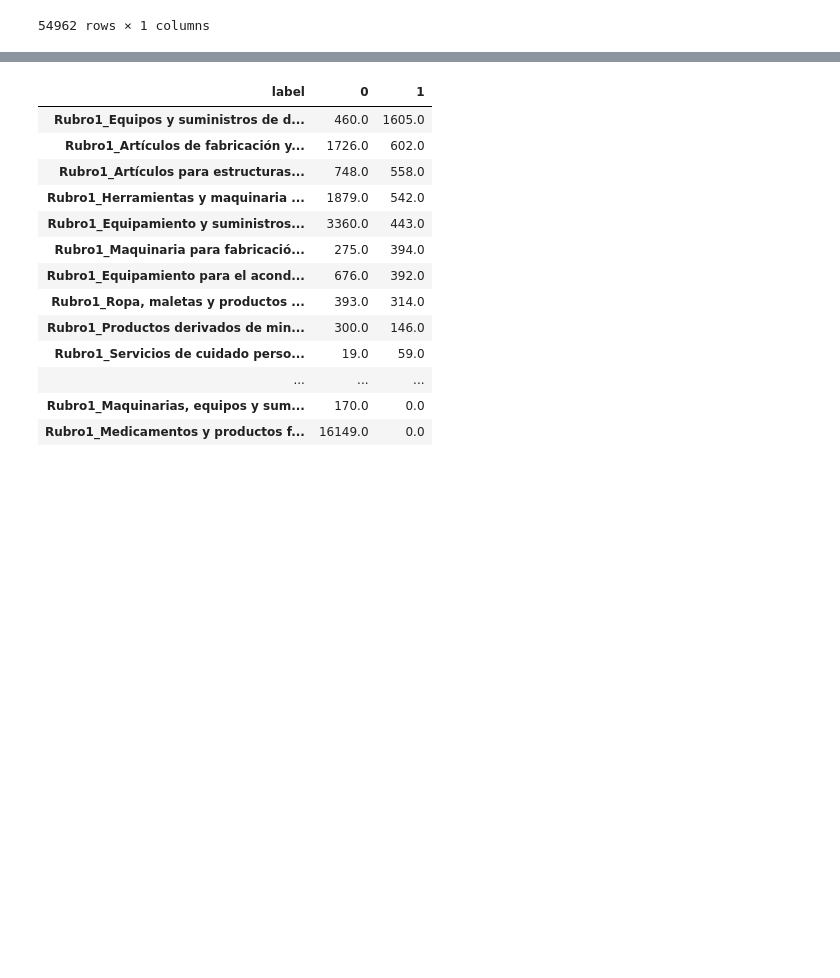
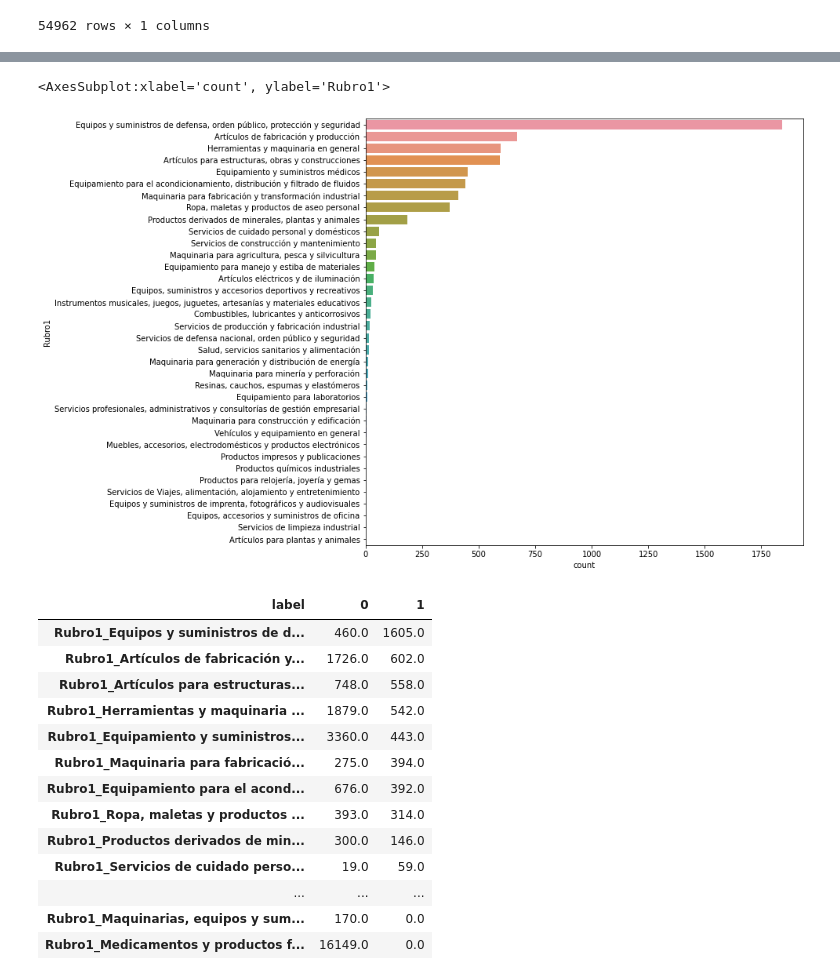
Before and after one commit to metalkutz/juanito_v2.0, a Jupyter notebook: Analisis-PreProcess/EDA.ipynb, the cells around one changed output, grey strips where cells are left out. Cells and saved outputs as stored; diff of their text form; code cells hidden in the pictures; blank space fills up the shorter version.

```diff
--- a/Analisis-PreProcess/EDA.ipynb
+++ b/Analisis-PreProcess/EDA.ipynb
@@ -223,3 +314,10 @@ df2.head()
+# %%
+fig, ax = plt.subplots(figsize=(10,10))
+sns.countplot(y = df[df['label']==1]['Rubro1'],
+    order = df[df['label']==1]['Rubro1'].value_counts().index)
+# %% [output]
+<AxesSubplot:xlabel='count', ylabel='Rubro1'>
+[figure, added]
 # %%
 dist_label = df2.groupby('label').sum().T
 dist_label.sort_values(1, ascending=False)
```
Also changed, not shown: parts of 38 cells of this notebook, 2 other files.
